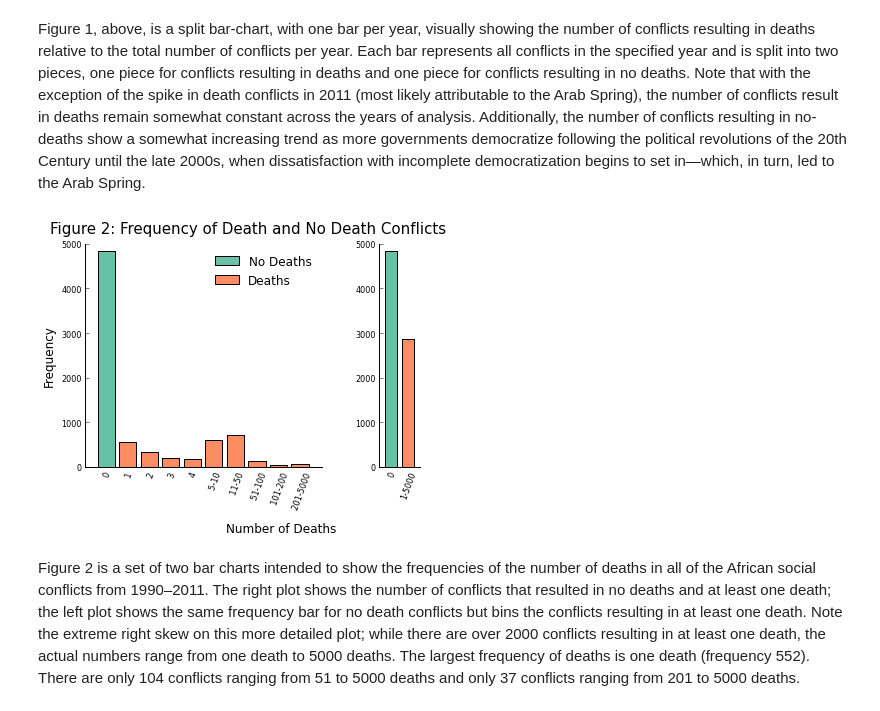
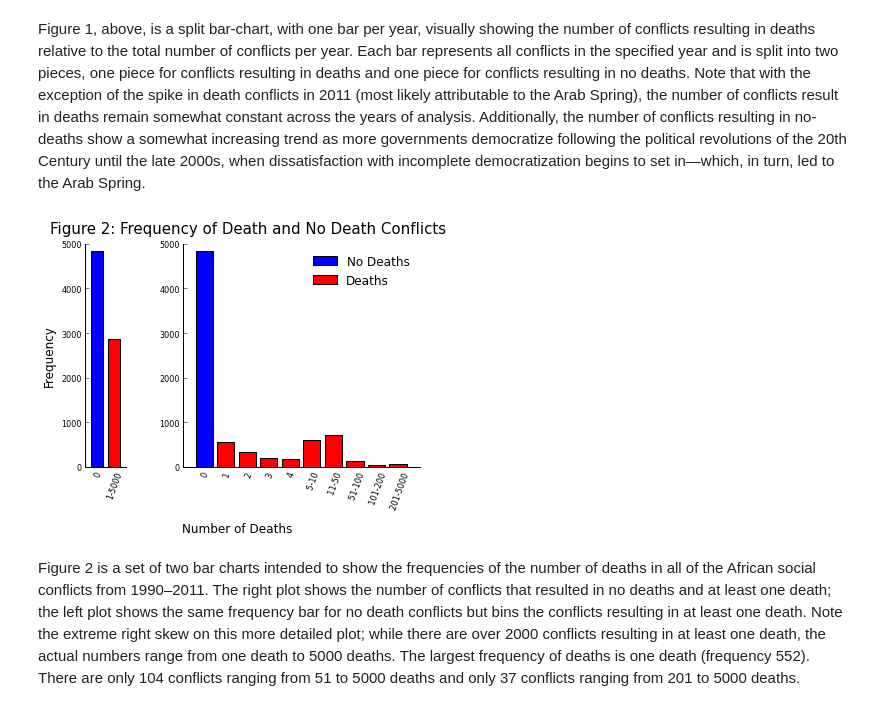
Before and after one commit to boyasm/STAT-222, a Jupyter notebook: Boyas 222 Project.ipynb, the cells around one changed output. Cells and saved outputs as stored; diff of their text form; code cells hidden in the pictures.

```diff
--- a/Boyas 222 Project.ipynb
+++ b/Boyas 222 Project.ipynb
@@ -241,10 +242,10 @@ histFreqs[8] = np.sum(freqs[(c>=101) & (c<=200)])
 histFreqs[9] = np.sum(freqs[(c>=201) & (c<=5000)])
 
 fig = plt.figure(dpi=300)
-ax = plt.subplot2grid((1,7), (0,0), colspan=5)
+ax = plt.subplot2grid((1,7), (0,2), colspan=5)
 width=0.5
-p1 = ax.bar(bins[0], histFreqs[0], color=light[0], align='center')
-p2 = ax.bar(bins[1:], histFreqs[1:], color=light[1], align='center')
+p1 = ax.bar(bins[0], histFreqs[0], color='b', align='center')
+p2 = ax.bar(bins[1:], histFreqs[1:], color='r', align='center')
 
 axesToLose = ['top', 'right']
 for axis in axesToLose:
@@ -256,42 +257,42 @@ ax.yaxis.set_ticks_position('left')
 legend = ax.legend( (p1[0], p2[0]), ('No Deaths', 'Deaths'), loc=1, prop={'size':12})
 legend.get_frame().set_linewidth(0.0)
 
-ax.set_ylabel('Frequency', fontsize=12)
 ylabs = ['' for x in range(0, 6, 1) ]
 for i in range(0, 6, 1):
     ylabs[i] = str(range(0, 6000, 1000)[i])
 
 ax.set_yticklabels(ylabs, fontsize=8)
 
 xlabs = ['' for x in range(0, 13, 1) ]
 
 ax.set_xticks(bins)
 xlabs = ['0',' 1',' 2',' 3', '4', ' 5-10',' 11-50',' 51-100',' 101-200',' 201-5000']
 ax.set_xticklabels(xlabs, fontsize=8, rotation=70)
 ax.set_xlim((-1, 10))
 
-ax2 = plt.subplot2grid((1,7), (0, 6))
-p3 = ax2.bar(1, histFreqs[0], color=light[0], align='center', width=0.5)
-p4 = ax2.bar(1.7, np.sum(histFreqs[1:]), color=light[1], align='center', width=0.5)
+ax2 = plt.subplot2grid((1,7), (0, 0))
+p3 = ax2.bar(1, histFreqs[0], color='b', align='center', width=0.5)
+p4 = ax2.bar(1.7, np.sum(histFreqs[1:]), color='r', align='center', width=0.5)
 
 axesToLose = ['top', 'right']
 for axis in axesToLose:
     ax2.spines[axis].set_visible(False)
 
 ax2.xaxis.set_ticks_position('none')
 ax2.yaxis.set_ticks_position('left')
+ax2.set_ylabel('Frequency', fontsize=12)
 
 ax2.set_yticklabels(ylabs, fontsize=8)
 ax2.set_xlim((0.5, 2.2))
 ax2.set_xticks((1, 1.7))
 ax2.set_xticklabels(['0', '1-5000'], fontsize=8, rotation=70)
 
 
 fig.suptitle('Figure 2: Frequency of Death and No Death Conflicts \n', fontsize=15)
-fig.text(0.45,-0.1,'Number of Deaths', fontsize=12)
+fig.text(0.35,-0.1,'Number of Deaths', fontsize=12)
 plt.savefig('fig2.pdf', format='pdf', bbox_inches='tight')
 # %% [output]
-[figure, old version]
+[figure, new version]
 # %% [markdown]
 Figure 2 is a set of two bar charts intended to show the frequencies of the number of deaths in all of the African social conflicts from 1990&ndash;2011.  The right plot shows the number of conflicts that resulted in no deaths and at least one death; the left plot shows the same frequency bar for no death conflicts but bins the conflicts resulting in at least one death.  Note the extreme right skew on this more detailed plot; while there are over 2000 conflicts resulting in at least one death, the actual numbers range from one death to 5000 deaths.  The largest frequency of deaths is one death (frequency 552). There are only 104 conflicts ranging from 51 to 5000 deaths and only 37 conflicts ranging from 201 to 5000 deaths.
 # %%
```
Also changed, not shown: parts of 19 cells of this notebook, 2 other files.
